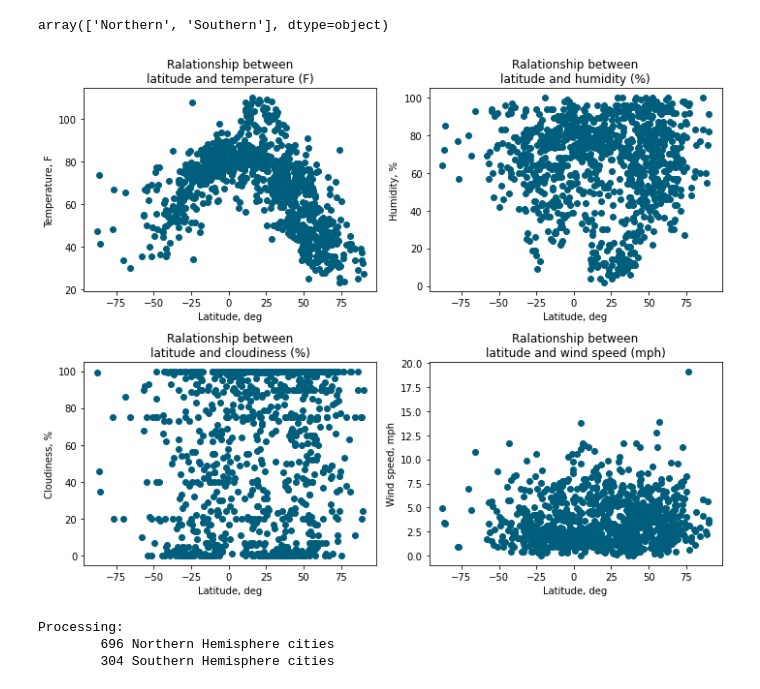
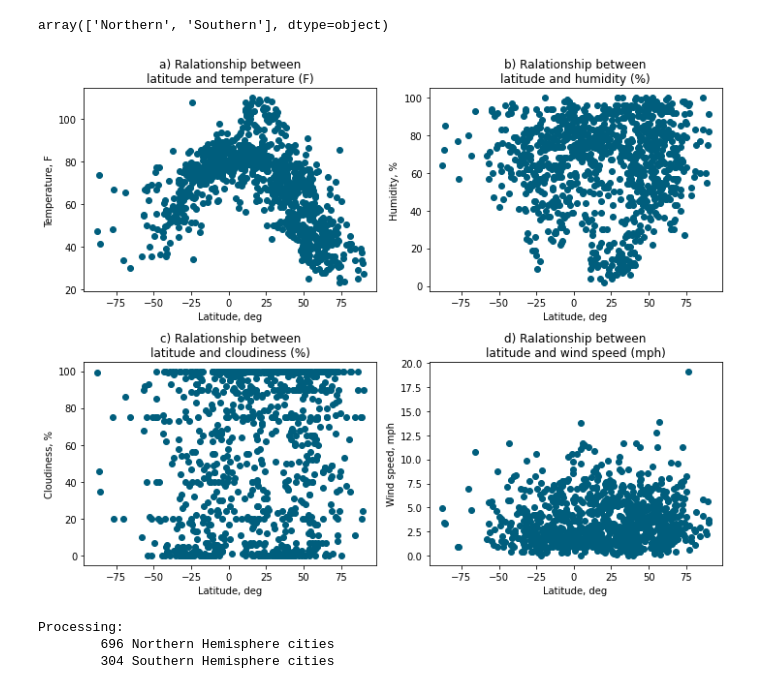
Before and after one commit to i-am-phoenix/python-api-challenge, a Jupyter notebook: WeatherPy/WeatherPy.ipynb, the cells around one changed output. Saved outputs shown, nothing was run; the diff lists cells and outputs as text; code cells hidden in the pictures.

```diff
--- a/WeatherPy/WeatherPy.ipynb
+++ b/WeatherPy/WeatherPy.ipynb
@@ -142,32 +142,32 @@ array(['Northern', 'Southern'], dtype=object)
 # %%
 import numpy as np
 
 # Create figure with 2x2 subplots displaying all data points
 fig, axis = plt.subplots(2, 2, figsize=(10,8))
 # colors = np.where(city_data["Hemisphere"]=="Northern",'#005e7d','#ff9800')
 #
 axis[0,0].scatter(city_data["Latitude"],city_data['Temperature, F'], c="#005e7d")
 axis[0,0].set_xlabel("Latitude, deg")
 axis[0,0].set_ylabel('Temperature, F')
-axis[0,0].set_title("Ralationship between\nlatitude and temperature (F)")
+axis[0,0].set_title("a) Ralationship between\nlatitude and temperature (F)")
 #
 axis[0,1].scatter(city_data["Latitude"],city_data['Humidity, %'], c="#005e7d")
 axis[0,1].set_xlabel("Latitude, deg")
 axis[0,1].set_ylabel('Humidity, %')
-axis[0,1].set_title("Ralationship between\nlatitude and humidity (%)")
+axis[0,1].set_title("b) Ralationship between\nlatitude and humidity (%)")
 #
 axis[1,0].scatter(city_data["Latitude"],city_data['Cloudiness, %'], c="#005e7d")
 axis[1,0].set_xlabel("Latitude, deg")
 axis[1,0].set_ylabel('Cloudiness, %')
-axis[1,0].set_title("Ralationship between\nlatitude and cloudiness (%)")
+axis[1,0].set_title("c) Ralationship between\nlatitude and cloudiness (%)")
 #
 axis[1,1].scatter(city_data["Latitude"],city_data['Wind speed, mph'], c="#005e7d")
 axis[1,1].set_xlabel("Latitude, deg")
 axis[1,1].set_ylabel('Wind speed, mph')
-axis[1,1].set_title("Ralationship between\nlatitude and wind speed (mph)")
+axis[1,1].set_title("d) Ralationship between\nlatitude and wind speed (mph)")
 plt.tight_layout()
 # %% [output]
-[figure, old version]
+[figure, new version]
 # %%
 # Export figures
 fig.savefig("../figures/city_data.png")
```
Also changed, not shown: parts of 1 cell of this notebook, 5 other files.
